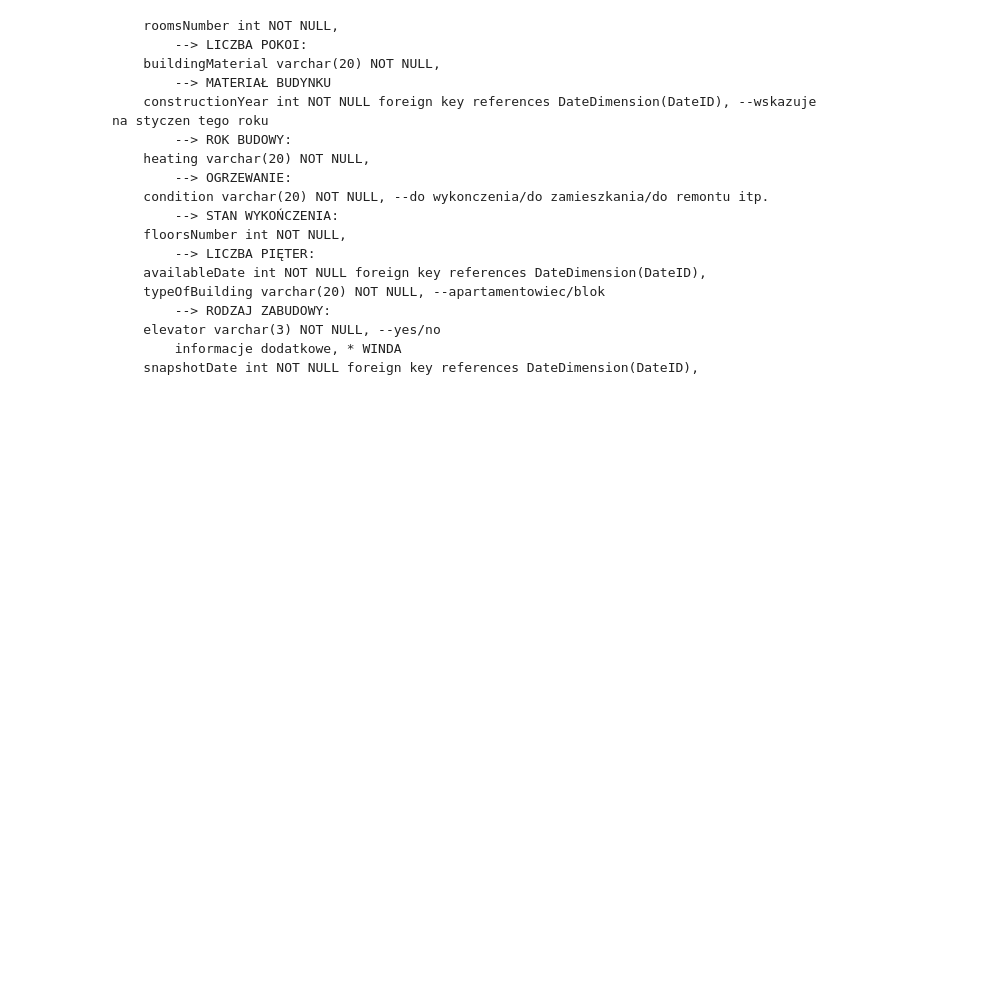
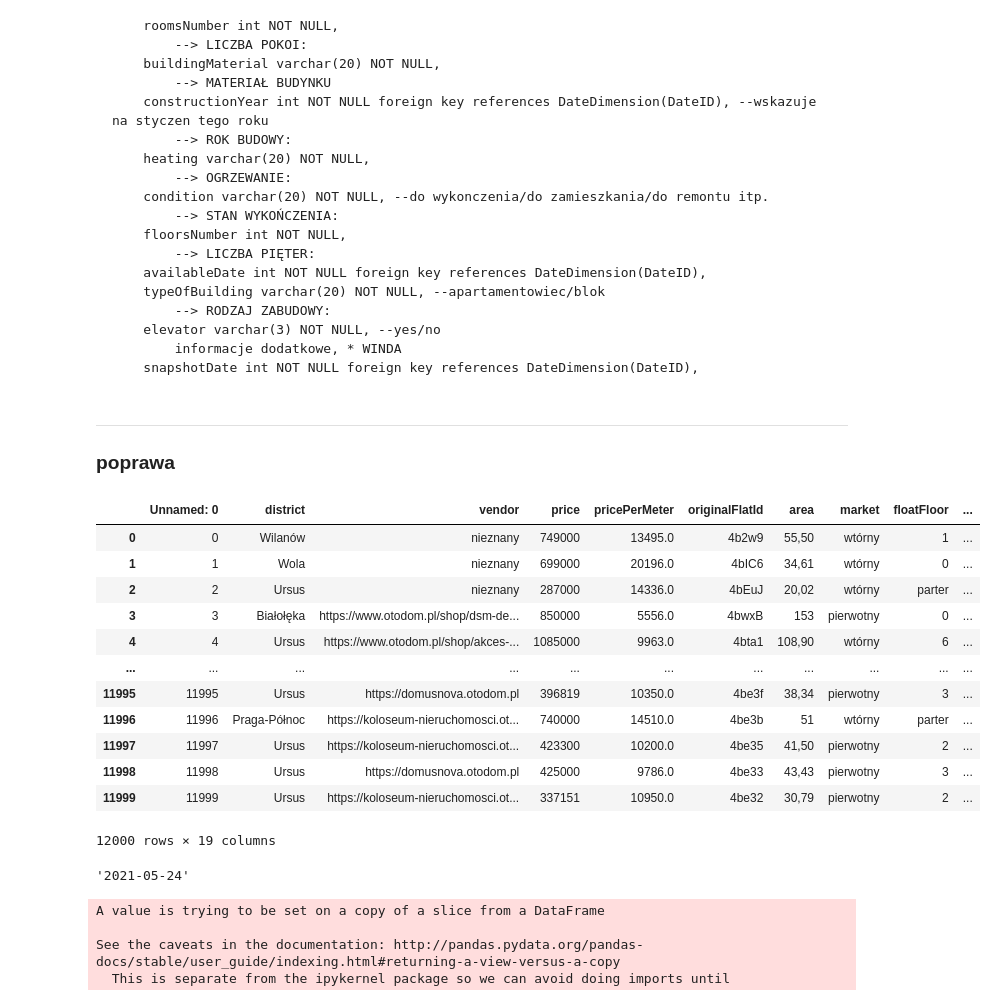
Before and after one commit to niladrem/dwh_projekt, a Jupyter notebook: facts_scrape.ipynb, the cells around one changed output. Drawn from its saved outputs; the diff is of its cells as text; code cells hidden in the pictures; blank space fills up the shorter version.

````diff
--- a/facts_scrape.ipynb
+++ b/facts_scrape.ipynb
@@ -281,3 +294,40 @@ url_str = url_soup.find(attrs={'type': 'application/json'}).contents[0]
         informacje dodatkowe, * WINDA
 	snapshotDate int NOT NULL foreign key references DateDimension(DateID),
 ```
+# %% [markdown]
+---
+
+### poprawa
+# %%
+import pandas as pd
+flatFacts2 = pd.read_csv("flatFacts.csv")
+# %%
+flatFacts2
+# %% [output]
+|  | Unnamed: 0 | district | vendor | price | pricePerMeter | originalFlatId | area | market | floatFloor | ... |
+| 0 | 0 | Wilanów | nieznany | 749000 | 13495.0 | 4b2w9 | 55,50 | wtórny | 1 | ... |
+| 1 | 1 | Wola | nieznany | 699000 | 20196.0 | 4bIC6 | 34,61 | wtórny | 0 | ... |
+| 2 | 2 | Ursus | nieznany | 287000 | 14336.0 | 4bEuJ | 20,02 | wtórny | parter | ... |
+| 3 | 3 | Białołęka | https://www.otodom.pl/shop/dsm-de... | 850000 | 5556.0 | 4bwxB | 153 | pierwotny | 0 | ... |
+| 4 | 4 | Ursus | https://www.otodom.pl/shop/akces-... | 1085000 | 9963.0 | 4bta1 | 108,90 | wtórny | 6 | ... |
+| ... | ... | ... | ... | ... | ... | ... | ... | ... | ... | ... |
+| 11995 | 11995 | Ursus | https://domusnova.otodom.pl | 396819 | 10350.0 | 4be3f | 38,34 | pierwotny | 3 | ... |
+| 11996 | 11996 | Praga-Północ | https://koloseum-nieruchomosci.ot... | 740000 | 14510.0 | 4be3b | 51 | wtórny | parter | ... |
+| 11997 | 11997 | Ursus | https://koloseum-nieruchomosci.ot... | 423300 | 10200.0 | 4be35 | 41,50 | pierwotny | 2 | ... |
+| 11998 | 11998 | Ursus | https://domusnova.otodom.pl | 425000 | 9786.0 | 4be33 | 43,43 | pierwotny | 3 | ... |
+| 11999 | 11999 | Ursus | https://koloseum-nieruchomosci.ot... | 337151 | 10950.0 | 4be32 | 30,79 | pierwotny | 2 | ... |
+12000 rows × 19 columns
+# %%
+av = flatFacts2.iloc[:, 15]
+av[2][-22:-12]
+# %% [output]
+'2021-05-24'
+# %%
+for x in range(12000):
+    if len(av[x])>10:
+        av[x] = av[x][-22:-12]
+# %% [output]
+A value is trying to be set on a copy of a slice from a DataFrame
+
+See the caveats in the documentation: http://pandas.pydata.org/pandas-docs/stable/user_guide/indexing.html#returning-a-view-versus-a-copy
+  This is separate from the ipykernel package so we can avoid doing imports until
````
Also changed, not shown: parts of 22 cells of this notebook, 1 other file.
